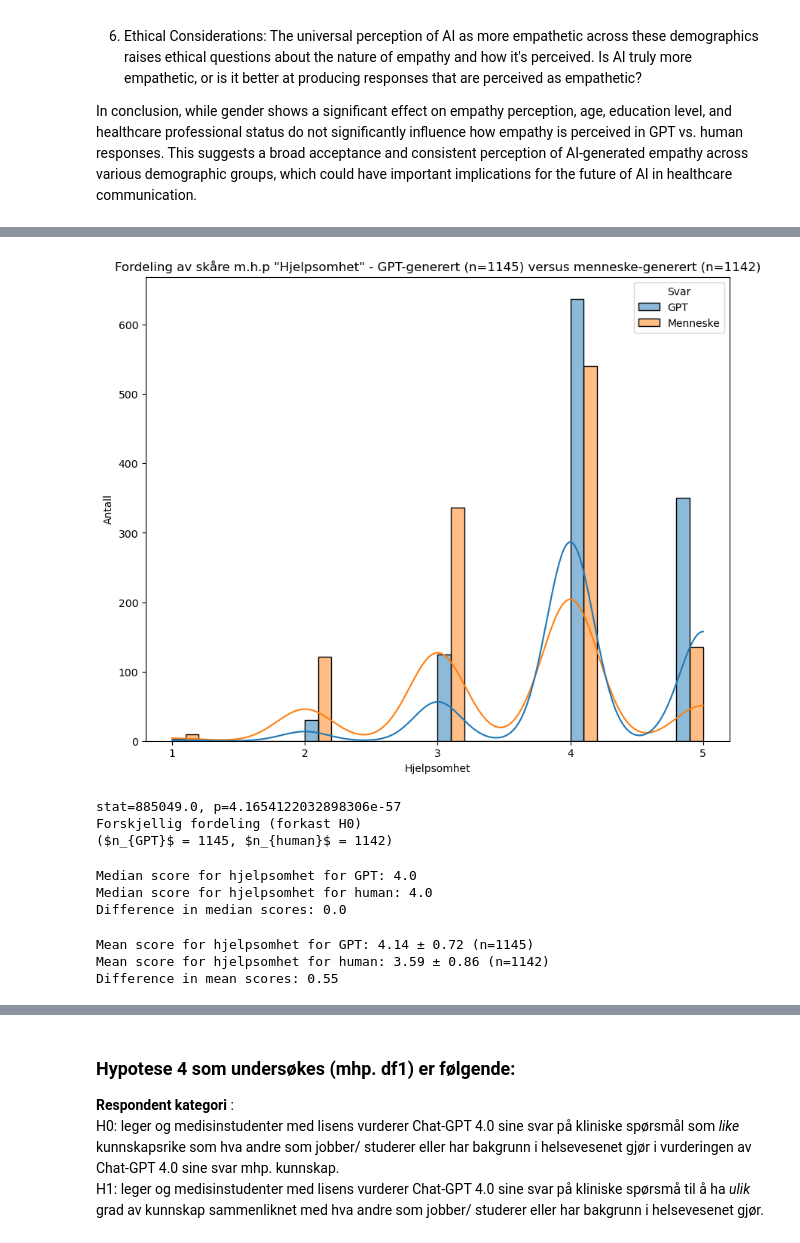
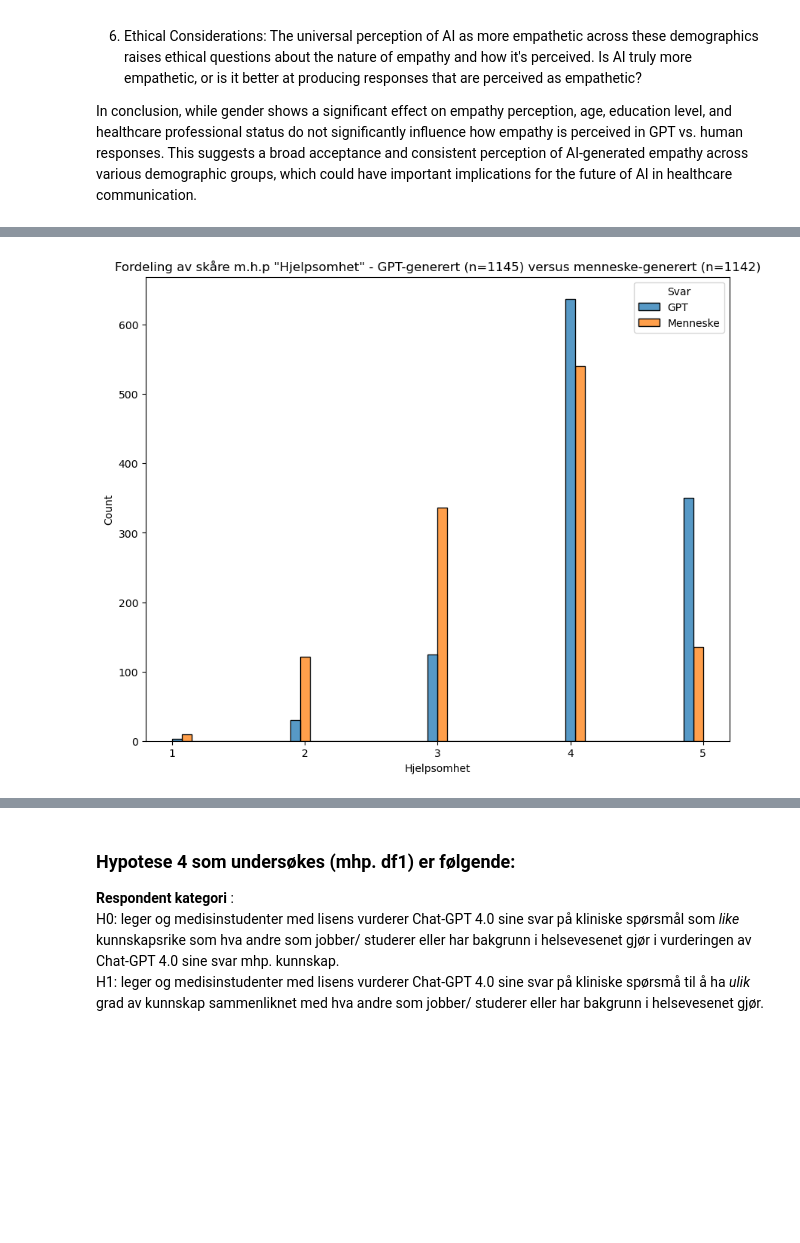
Before and after one commit to MMIV-ML/helseveileder, a Jupyter notebook: notebooks/1-analysis.ipynb, the cells around one changed output, grey strips where cells are left out. Saved outputs shown, nothing was run; the diff lists cells and outputs as text; code cells hidden in the pictures; blank space fills up the shorter version.

Commit message:
completed the analysis of kunnskap, empati of hjelpsomhet

```diff
--- a/notebooks/1-analysis.ipynb
+++ b/notebooks/1-analysis.ipynb
@@ -1493,73 +1697,21 @@ H1: Chat-GPT 4.0 genererer _forskjellig_ grad av hjelpsomme svar på kliniske sp
 # %%
 # Plot the distribution of the scores for "hjelpsomhet" -  GPT versus human
 
 fig, ax = plt.subplots(figsize=(10, 8))
 
 # Combine the data into a single DataFrame
 df_combined = pd.concat([df_GPT[['hjelpsomhet']].assign(Svar='GPT'), df_human[['hjelpsomhet']].assign(Svar='Menneske')])
 
 # Plot the histograms side by side
-sns.histplot(data=df_combined, x='hjelpsomhet', hue='Svar', multiple='dodge', kde=True, binwidth=0.2)
+sns.histplot(data=df_combined, x='hjelpsomhet', hue='Svar', multiple='dodge')
 
 # Make the x-ticks integers centerd between the two bars
 plt.xticks(np.arange(1, 6, 1))
 
 plt.xlabel('Hjelpsomhet')
-plt.ylabel('Antall')
 plt.title(f'Fordeling av skåre m.h.p "Hjelpsomhet" - GPT-generert (n={len(df_GPT)}) versus menneske-generert (n={len(df_human)})')
 
 
 plt.show()
 # %% [output]
-[figure, old version]
+[figure, new version]
-# %%
-# Test the following hypothesis: H0: The distribution of the scores for hjelpsomhet for GPT and human are the same
-# vs. H1: The distribution of the scores for hjelpsomhet for GPT and human are different (human scores are likely higher)
-
-# Perform the Mann-Whitney U test
-stat, p = mannwhitneyu(df_GPT['hjelpsomhet'], df_human['hjelpsomhet'])
-print(f'stat={stat}, p={p}')
-
-# Interpret the p-value
-alpha = 0.05
-
-if p > alpha:
-    print('Samme fordeling (kan ikke forkaste H0)')
-else:
-    print('Forskjellig fordeling (forkast H0)')
-
-print(f'($n_{{GPT}}$ = {len(df_GPT)}, $n_{{human}}$ = {len(df_human)})')
-# %% [output]
-stat=885049.0, p=4.1654122032898306e-57
-Forskjellig fordeling (forkast H0)
-($n_{GPT}$ = 1145, $n_{human}$ = 1142)
-# %%
-# How large is the difference in the median scores of hjelpsomhet for GPT and human?
-
-median_GPT = df_GPT['hjelpsomhet'].median()
-median_human = df_human['hjelpsomhet'].median()
-diff = median_GPT - median_human
-print(f'Median score for hjelpsomhet for GPT: {median_GPT}')
-print(f'Median score for hjelpsomhet for human: {median_human}')
-print(f'Difference in median scores: {diff}')
-# %% [output]
-Median score for hjelpsomhet for GPT: 4.0
-Median score for hjelpsomhet for human: 4.0
-Difference in median scores: 0.0
-# %%
-# How large is the difference in the mean scores of hjelpsomhet for GPT and human?
-
-mean_GPT = df_GPT['hjelpsomhet'].mean()
-mean_human = df_human['hjelpsomhet'].mean()
-
-std_GPT = df_GPT['hjelpsomhet'].std()
-std_human = df_human['hjelpsomhet'].std()
-
-diff = mean_GPT - mean_human
-print(f'Mean score for hjelpsomhet for GPT: {mean_GPT:.2f} ± {std_GPT:.2f} (n={len(df_GPT)})')
-print(f'Mean score for hjelpsomhet for human: {mean_human:.2f} ± {std_human:.2f} (n={len(df_human)})')
-print(f'Difference in mean scores: {diff:.2f}')
-# %% [output]
-Mean score for hjelpsomhet for GPT: 4.14 ± 0.72 (n=1145)
-Mean score for hjelpsomhet for human: 3.59 ± 0.86 (n=1142)
-Difference in mean scores: 0.55
```
Also changed, not shown: parts of 56 cells of this notebook.
